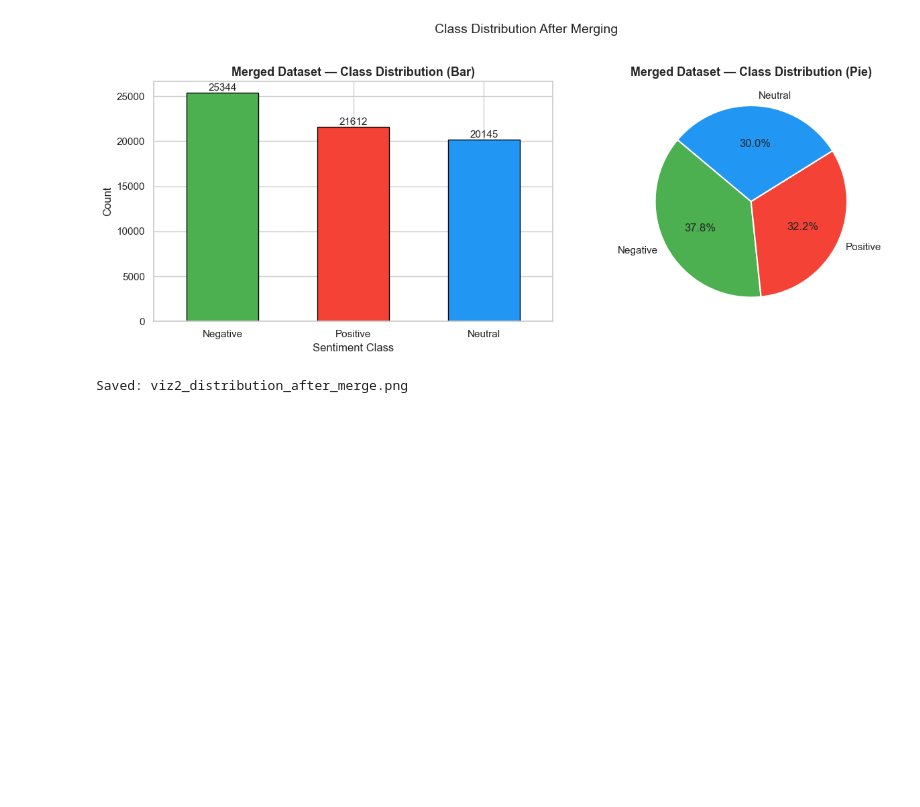
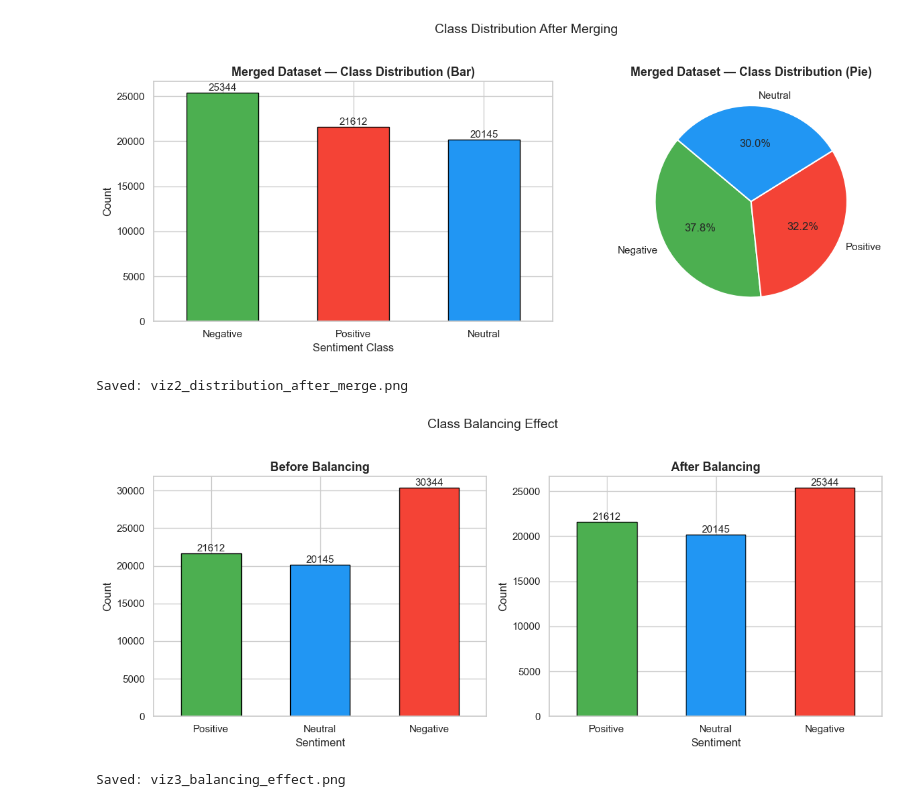
Before and after one commit to Tagoole/Sentiment-Analysis-Project-with-Domain-Shift---GROUP-K, a Jupyter notebook: notebooks/data_cleaning.ipynb, the cells around one changed output. Cells and saved outputs as stored; diff of their text form; code cells hidden in the pictures; blank space fills up the shorter version.

Commit message:
Added image for before and after downsampling

```diff
--- a/notebooks/data_cleaning.ipynb
+++ b/notebooks/data_cleaning.ipynb
@@ -305,6 +305,9 @@ combined_df = combined_df.drop_duplicates(subset='text').reset_index(drop=True)
 print(f"\nCross-dataset duplicates removed: {before_merge_dedup - len(combined_df)}")
 print(f"Combined dataset after removing duplicates → {combined_df.shape[0]} rows")
 
+# Save a copy BEFORE balancing for later comparison charts
+combined_before_balance = combined_df.copy()
+
 # Reduce Negative class by 5000 samples in the combined dataset
 negative_mask = combined_df['sentiment'] == 'Negative'
 negative_count_before = int(negative_mask.sum())
@@ -314,6 +317,9 @@ if remove_n > 0:
     drop_idx = combined_df[negative_mask].sample(n=remove_n, random_state=42).index
     combined_df = combined_df.drop(index=drop_idx).reset_index(drop=True)
 
+# Save a copy AFTER balancing
+combined_balanced = combined_df.copy()
+
 negative_count_after = int((combined_df['sentiment'] == 'Negative').sum())
 print(f"Negative samples removed: {remove_n}")
 print(f"Negative count: {negative_count_before} → {negative_count_after}")
@@ -382,3 +388,53 @@ print("Saved: viz2_distribution_after_merge.png")
 # %% [output]
 [figure]
 Saved: viz2_distribution_after_merge.png
+# %%
+# ================================================================
+# VISUALISATION 3: Before vs After balancing (side by side)
+# ================================================================
+
+fig, axes = plt.subplots(1, 2, figsize=(12, 5))
+
+sentiment_order = ['Positive', 'Neutral', 'Negative']
+sentiment_colors = {
+    'Positive': '#4CAF50',
+    'Neutral': '#2196F3',
+    'Negative': '#F44336'
+}
+bar_colors = [sentiment_colors[s] for s in sentiment_order]
+
+before_counts = combined_before_balance['sentiment'].value_counts().reindex(sentiment_order, fill_value=0)
+after_counts = combined_balanced['sentiment'].value_counts().reindex(sentiment_order, fill_value=0)
+
+before_counts.plot(kind='bar', ax=axes[0], color=bar_colors, edgecolor='black', width=0.55)
+axes[0].set_title('Before Balancing', fontsize=13, fontweight='bold')
+axes[0].set_xlabel('Sentiment')
+axes[0].set_ylabel('Count')
+axes[0].tick_params(axis='x', rotation=0)
+for p in axes[0].patches:
+    axes[0].annotate(
+        str(int(p.get_height())),
+        (p.get_x() + p.get_width() / 2.0, p.get_height()),
+        ha='center', va='bottom', fontsize=11
+    )
+
+after_counts.plot(kind='bar', ax=axes[1], color=bar_colors, edgecolor='black', width=0.55)
+axes[1].set_title('After Balancing', fontsize=13, fontweight='bold')
+axes[1].set_xlabel('Sentiment')
+axes[1].set_ylabel('Count')
+axes[1].tick_params(axis='x', rotation=0)
+for p in axes[1].patches:
+    axes[1].annotate(
+        str(int(p.get_height())),
+        (p.get_x() + p.get_width() / 2.0, p.get_height()),
+        ha='center', va='bottom', fontsize=11
+    )
+
+plt.suptitle('Class Balancing Effect', fontsize=14, y=1.02)
+plt.tight_layout()
+plt.savefig('viz3_balancing_effect.png', dpi=150, bbox_inches='tight')
+plt.show()
+print('Saved: viz3_balancing_effect.png')
+# %% [output]
+[figure, added]
+Saved: viz3_balancing_effect.png
```
Also changed, not shown: 1 other file.
